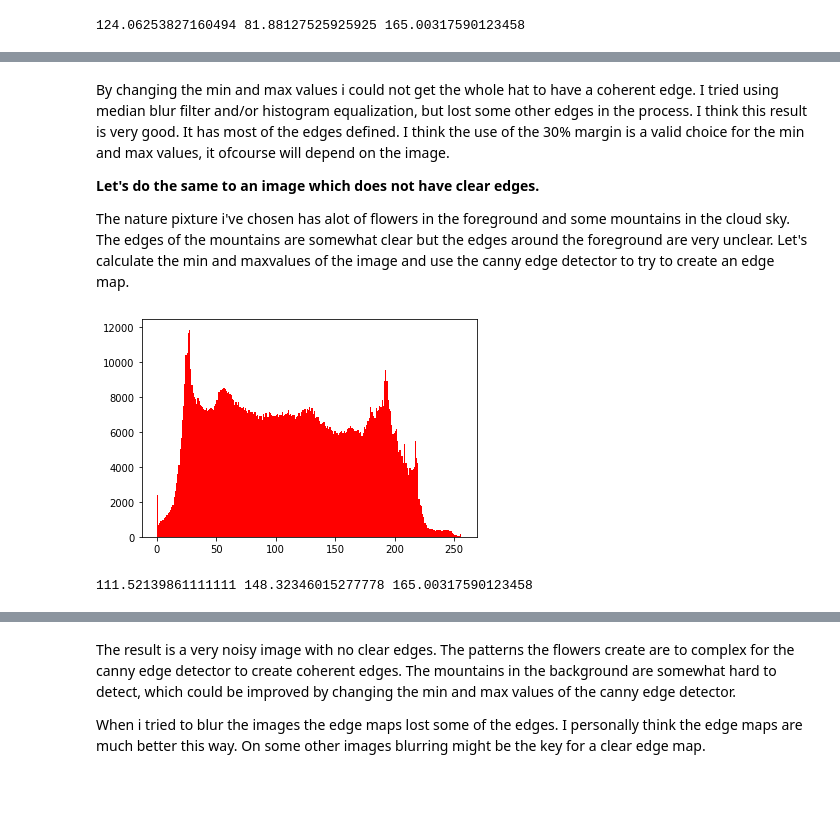
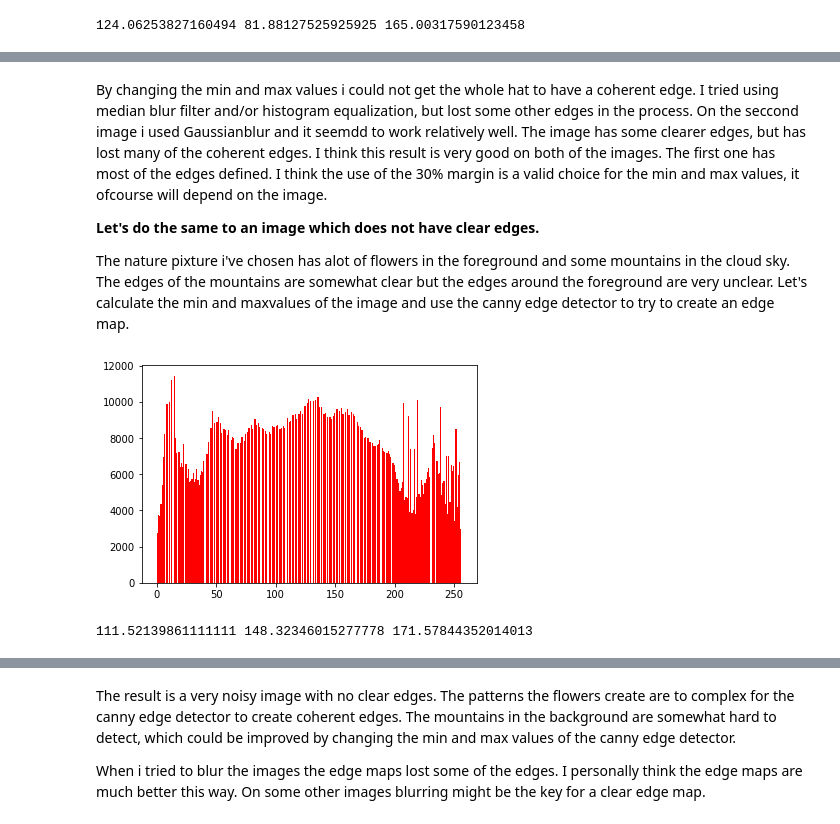
Before and after one commit to harjunpnik/ComputerVision, a Jupyter notebook: CannyEdgeDetection/Canny Edge Detection.ipynb, the cells around one changed output, grey strips where cells are left out. Drawn from its saved outputs; the diff is of its cells as text; code cells hidden in the pictures; blank space fills up the shorter version.

```diff
--- a/CannyEdgeDetection/Canny Edge Detection.ipynb
+++ b/CannyEdgeDetection/Canny Edge Detection.ipynb
@@ -46,16 +65,16 @@ plt.show()
 # %% [markdown]
-By changing the min and max values i could not get the whole hat to have a coherent edge. I tried using median blur filter and/or histogram equalization, but lost some other edges in the process. I think this result is very good. It has most of the edges defined. I think the use of the 30% margin is a valid choice for the min and max values, it ofcourse will depend on the image.
+By changing the min and max values i could not get the whole hat to have a coherent edge. I tried using median blur filter and/or histogram equalization, but lost some other edges in the process. On the seccond image i used Gaussianblur and it seemdd to work relatively well. The image has some clearer edges, but has lost many of the coherent edges. I think this result is very good on both of the images. The first one has most of the edges defined. I think the use of the 30% margin is a valid choice for the min and max values, it ofcourse will depend on the image.
 
 **Let's do the same to an image which does not have clear edges.**
 
 The nature pixture i've chosen has alot of flowers in the foreground and some mountains in the cloud sky. The edges of the mountains are somewhat clear but the edges around the foreground are very unclear. Let's calculate the min and maxvalues of the image and use the canny edge detector to try to create an edge map.
 # %%
-plt.hist(nature.flatten(),256,[0,256], color = 'r')
+plt.hist(editedNature.flatten(),256,[0,256], color = 'r')
 plt.show()
 meanOfPixels = nature.flatten().mean()
 minValue = nature.flatten().mean() * 0.66
 minValue = nature.flatten().mean() * 1.33
 print(meanOfPixels, minValue, maxValue)
 # %% [output]
-[figure, old version]
+[figure, new version]
-111.52139861111111 148.32346015277778 165.00317590123458
+111.52139861111111 148.32346015277778 171.57844352014013
```
Also changed, not shown: parts of 17 cells of this notebook.
